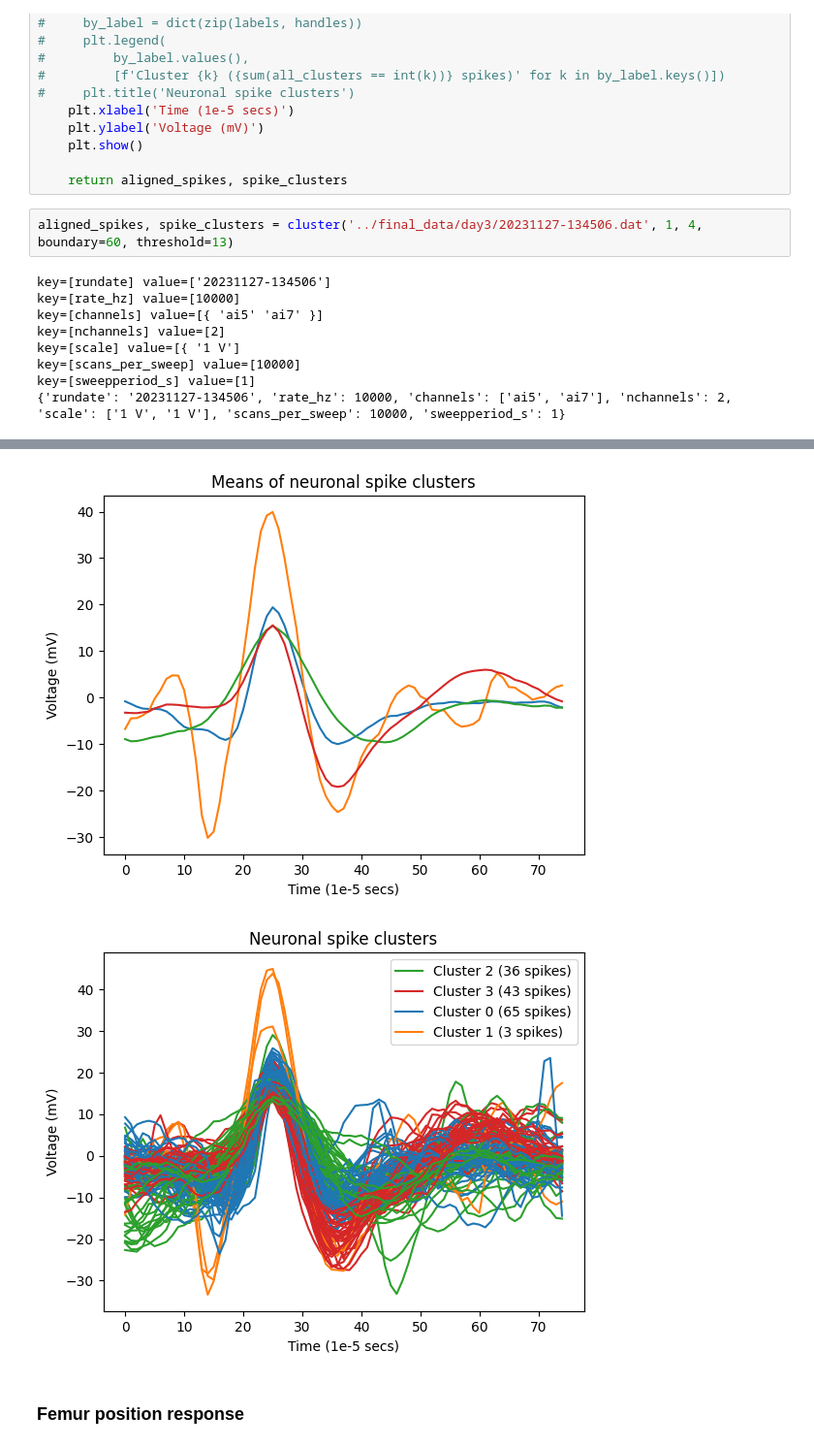
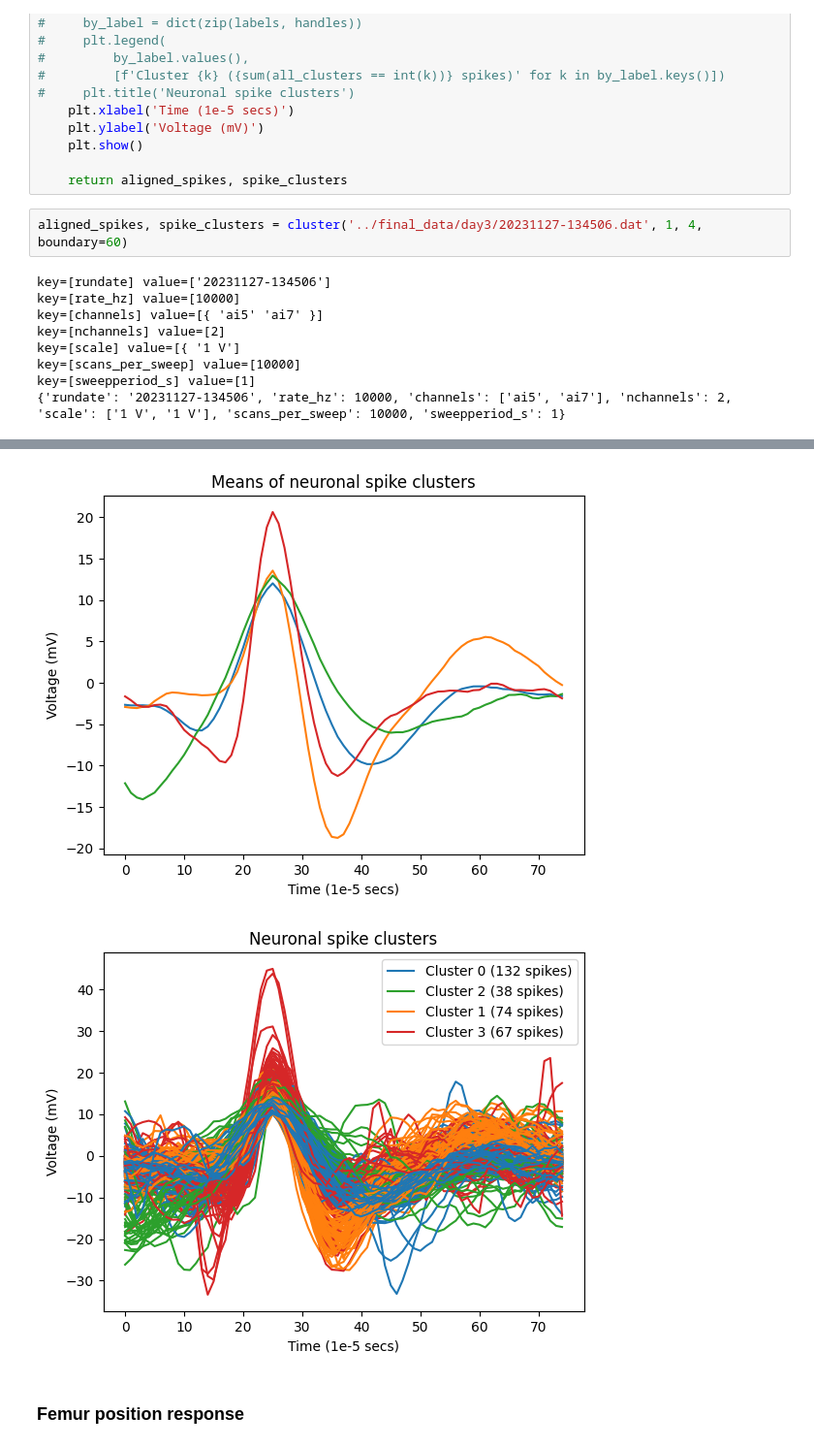
Before and after one commit to adishreeg/bi162-final-project, a Jupyter notebook: code/AirflowSimulation.ipynb, the cells around one changed output, grey strips where cells are left out. Shown at 97% size. Cells and saved outputs as stored; diff of their text form.

```diff
--- a/code/AirflowSimulation.ipynb
+++ b/code/AirflowSimulation.ipynb
@@ -224,7 +224,7 @@ def cluster_multiple(filenames, n_clusters, ch_no=1, boundary=10):
 
     return aligned_spikes, spike_clusters
 # %%
-aligned_spikes, spike_clusters = cluster('../final_data/day3/20231127-134506.dat', 1, 4, boundary=60, threshold=13)
+aligned_spikes, spike_clusters = cluster('../final_data/day3/20231127-134506.dat', 1, 4, boundary=60)
 # %% [output]
 key=[rundate] value=['20231127-134506']
 key=[rate_hz] value=[10000]
@@ -239,5 +239,5 @@ key=[sweepperiod_s] value=[1]
-[figure, old version]
+[figure, new version]
-[figure, old version]
+[figure, new version]
 # %% [markdown]
 ### Femur position response
 # %%
```
Also changed, not shown: parts of 8 cells of this notebook, 1 other file.
